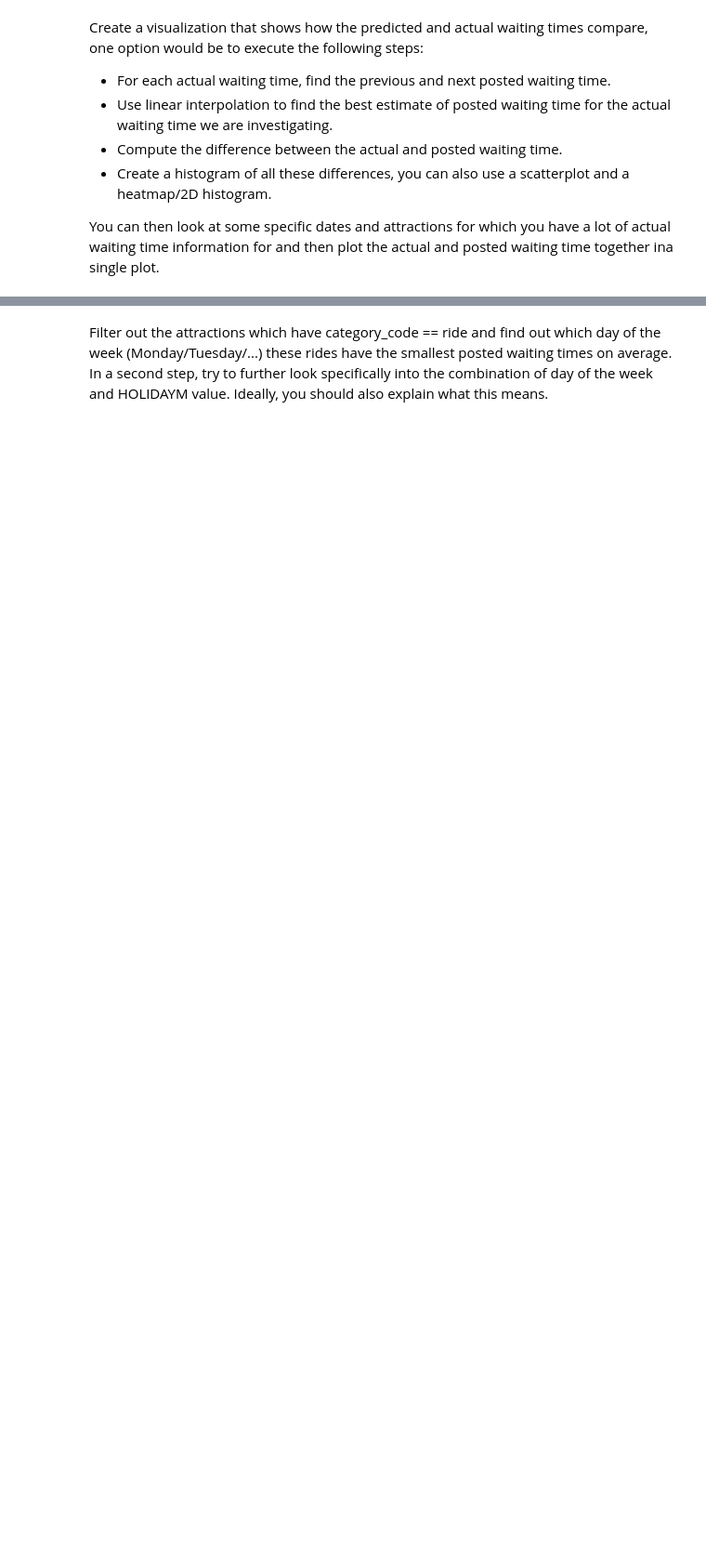
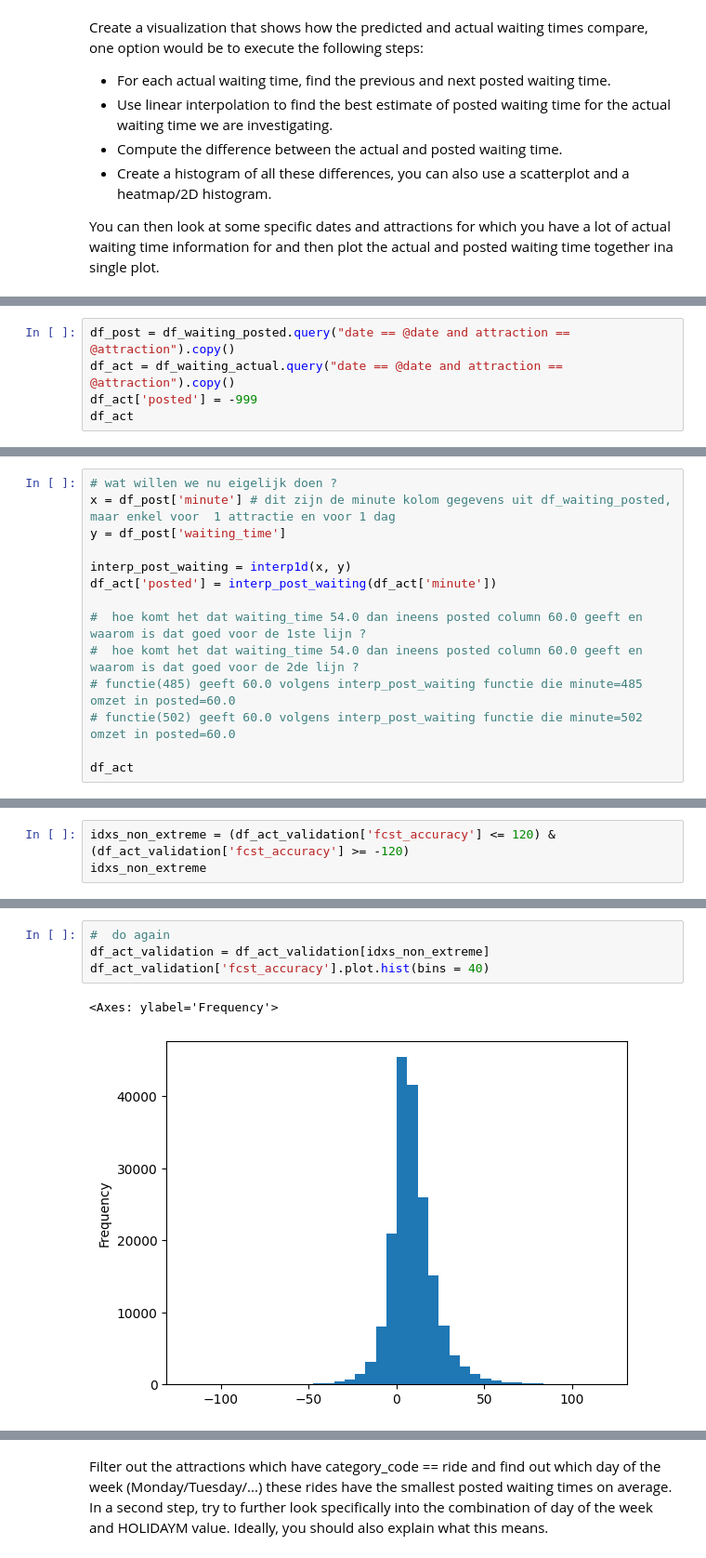
Before and after one commit to timsideanotmine/dummy-examen, a Jupyter notebook: notebooks/oefen-examen.ipynb, the cells around one changed output, grey strips where cells are left out. Shown at 93% size. Saved outputs shown, nothing was run; the diff lists cells and outputs as text; blank space fills up the shorter version.

```diff
--- a/notebooks/oefen-examen.ipynb
+++ b/notebooks/oefen-examen.ipynb
@@ -627,0 +663,5 @@ information for and then plot the actual and posted waiting time together ina si
+# %%
+df_post = df_waiting_posted.query("date == @date and attraction == @attraction").copy()
+df_act = df_waiting_actual.query("date == @date and attraction == @attraction").copy()
+df_act['posted'] = -999
+df_act
@@ -627,0 +672,14 @@ information for and then plot the actual and posted waiting time together ina si
+# %%
+# wat willen we nu eigelijk doen ?
+x = df_post['minute'] # dit zijn de minute kolom gegevens uit df_waiting_posted, maar enkel voor  1 attractie en voor 1 dag
+y = df_post['waiting_time']
+
+interp_post_waiting = interp1d(x, y)
+df_act['posted'] = interp_post_waiting(df_act['minute'])
+
+#  hoe komt het dat waiting_time 54.0 dan ineens posted column 60.0 geeft en waarom is dat goed voor de 1ste lijn ?
+#  hoe komt het dat waiting_time 54.0 dan ineens posted column 60.0 geeft en waarom is dat goed voor de 2de lijn ?
+# functie(485) geeft 60.0 volgens interp_post_waiting functie die minute=485 omzet in posted=60.0
+# functie(502) geeft 60.0 volgens interp_post_waiting functie die minute=502 omzet in posted=60.0
+
+df_act
@@ -627,0 +830,3 @@ information for and then plot the actual and posted waiting time together ina si
+# %%
+idxs_non_extreme = (df_act_validation['fcst_accuracy'] <= 120) & (df_act_validation['fcst_accuracy'] >= -120)
+idxs_non_extreme
@@ -627,0 +846,7 @@ information for and then plot the actual and posted waiting time together ina si
+# %%
+#  do again
+df_act_validation = df_act_validation[idxs_non_extreme]
+df_act_validation['fcst_accuracy'].plot.hist(bins = 40)
+# %% [output]
+<Axes: ylabel='Frequency'>
+[figure, added]
```
Also changed, not shown: parts of 30 cells of this notebook.
